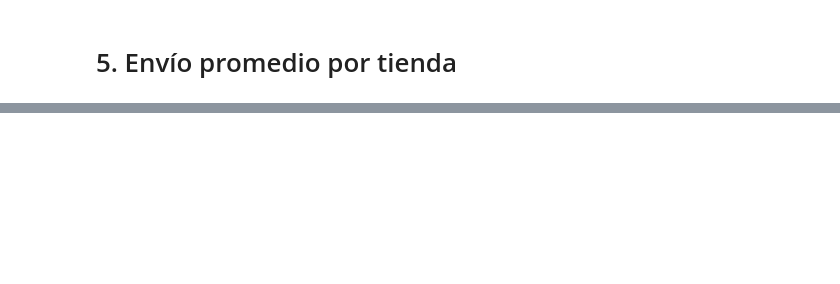
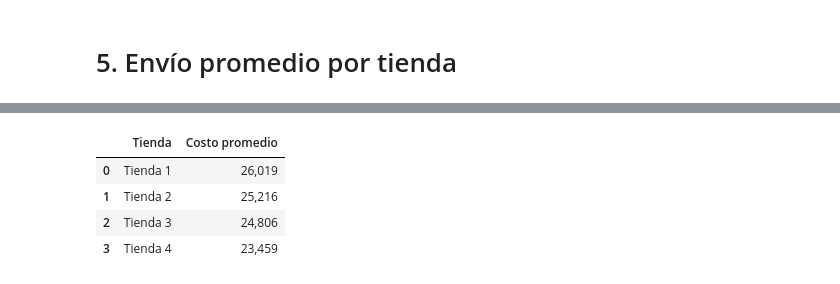
Before and after one commit to Rub-T/challenge-AluraStore, a Jupyter notebook: AluraStoreLatam.ipynb, the cells around one changed output, grey strips where cells are left out. Cells and saved outputs as stored; diff of their text form; code cells hidden in the pictures; blank space fills up the shorter version.

```diff
--- a/AluraStoreLatam.ipynb
+++ b/AluraStoreLatam.ipynb
@@ -125,0 +265,19 @@ grafica_calificaciones(lista_tiendas)
+# %%
+def calcular_costo_envio(lista_tiendas):
+  costos_lista=[]
+  for i in (lista_tiendas):
+    costo_envio=i[1]["Costo de envío"].mean().round(2)
+    tienda=f"Tienda {i[0]}"
+    costos_lista.append({'Tienda':tienda,'Costo promedio':costo_envio})
+    costos_df=pd.DataFrame(costos_lista)
+  display(costos_df)
+  return costos_lista
+
+
+costos_lista=calcular_costo_envio(lista_tiendas)
+# %% [output]
+|  | Tienda | Costo promedio |
+| 0 | Tienda 1 | 26,019 |
+| 1 | Tienda 2 | 25,216 |
+| 2 | Tienda 3 | 24,806 |
+| 3 | Tienda 4 | 23,459 |
```
Also changed, not shown: parts of 18 cells of this notebook.
